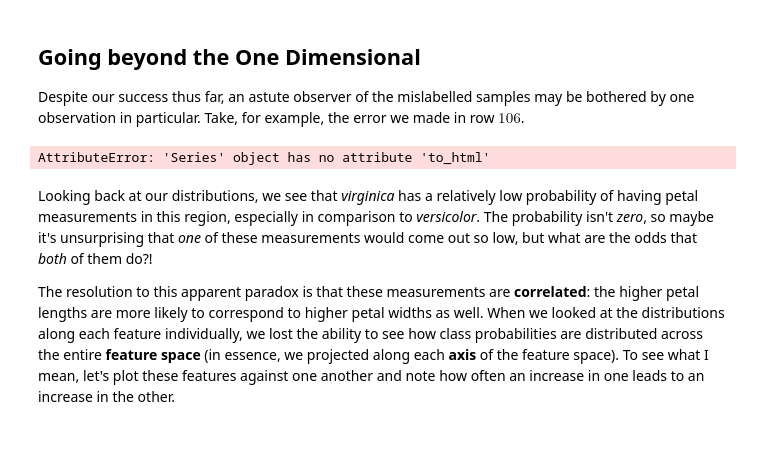
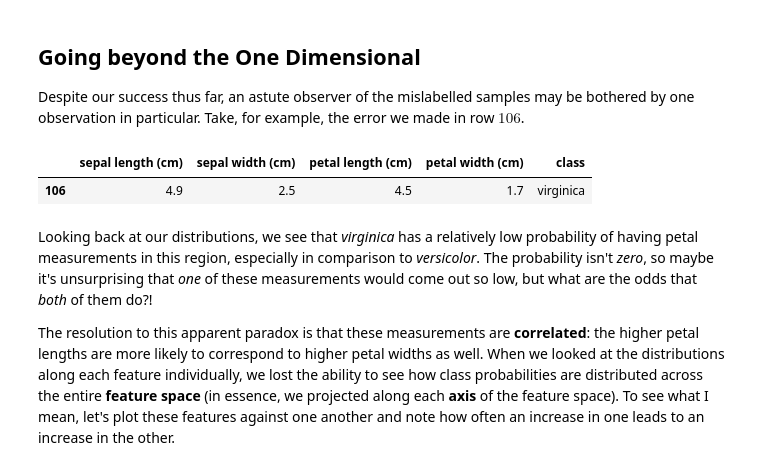
Before and after one commit to alecgunny/ml-book-demo, a Jupyter notebook: Intro.ipynb, the cells around one changed output. Drawn from its saved outputs; the diff is of its cells as text; code cells hidden in the pictures; blank space fills up the shorter version.

```diff
--- a/Intro.ipynb
+++ b/Intro.ipynb
@@ -159,11 +155,11 @@ Moreover, it looks like the only mistake we made was labelling a handful of _vir
 # %% [markdown]
 ## Going beyond the One Dimensional
 Despite our success thus far, an astute observer of the mislabelled samples may be bothered by one observation in particular. Take, for example, the error we made in row $106$.
-# %%
-from IPython.display import display, HTML
-display(HTML(df.loc[106].to_html()))
-# %% [output]
-AttributeError: 'Series' object has no attribute 'to_html'
+# %%
+df.loc[[106]]
+# %% [output]
+|  | sepal length (cm) | sepal width (cm) | petal length (cm) | petal width (cm) | class |
+| 106 | 4.9 | 2.5 | 4.5 | 1.7 | virginica |
 # %% [markdown]
 Looking back at our distributions, we see that _virginica_ has a relatively low probability of having petal measurements in this region, especially in comparison to _versicolor_. The probability isn't _zero_, so maybe it's unsurprising that _one_ of these measurements would come out so low, but what are the odds that _both_ of them do?!
 
```
Also changed, not shown: parts of 1 cell of this notebook.
